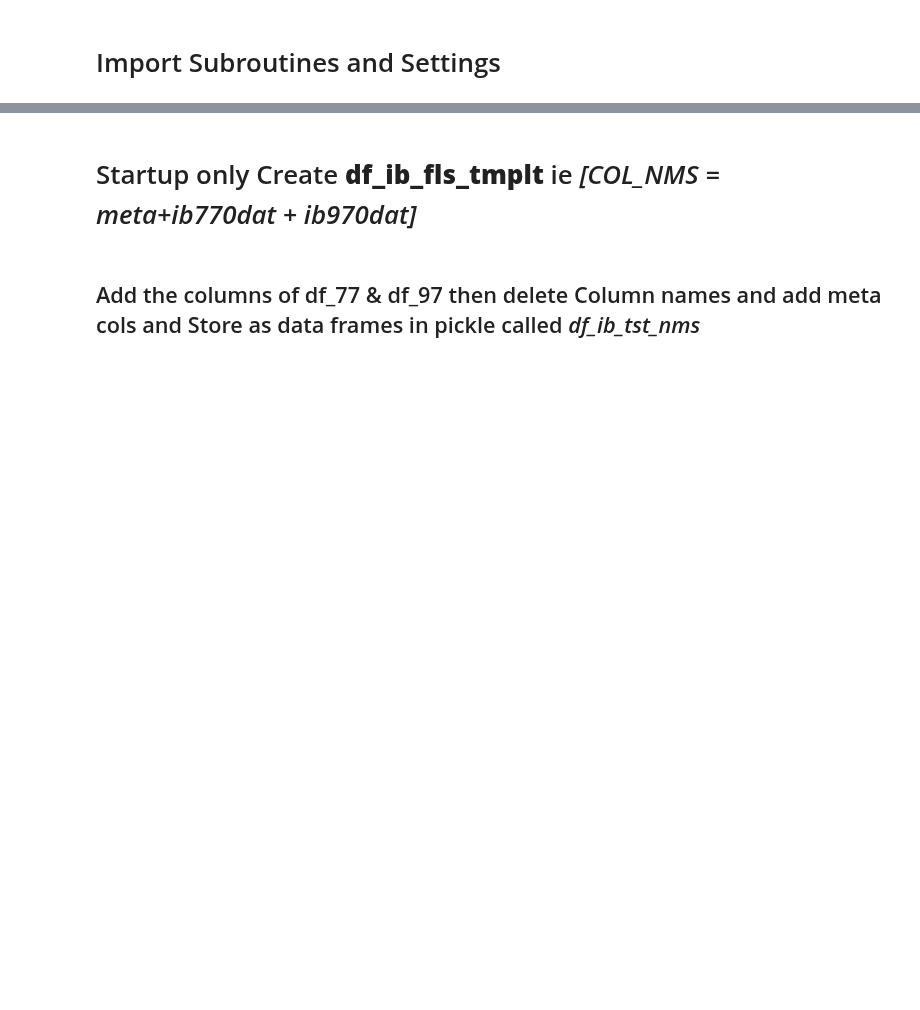
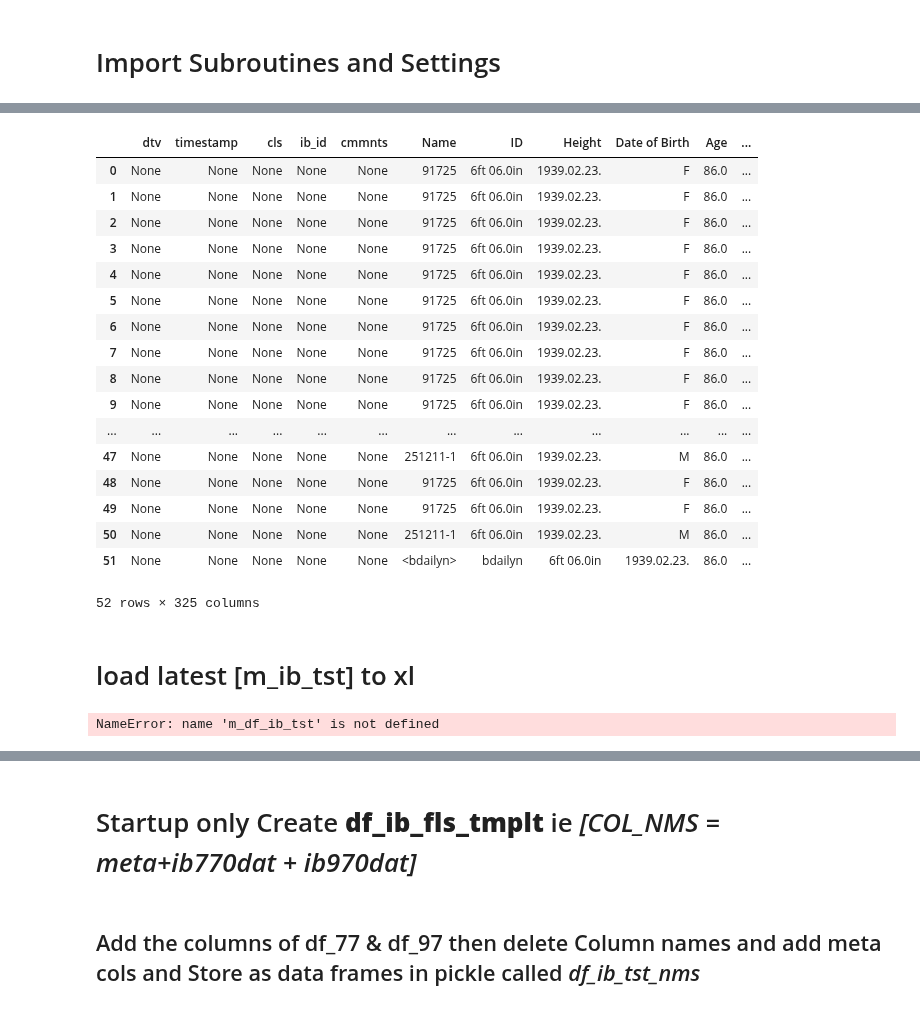
Before and after one commit to 1ratlabs/JL_2, a Jupyter notebook: ib_fls_import.ipynb, the cells around one changed output, grey strips where cells are left out. Cells and saved outputs as stored; diff of their text form; code cells hidden in the pictures; blank space fills up the shorter version.

```diff
--- a/ib_fls_import.ipynb
+++ b/ib_fls_import.ipynb
@@ -55,0 +132,6 @@ print set to 1000 rows max
+# %%
+# The column name originally included numbers  and that # was stripped off in "ib97_raw_nms" so The column names were reassigned with No numbers
+ib97_raw.columns=ib97_raw_nms
+#verify
+#
+ib97_raw
@@ -55,0 +178,40 @@ print set to 1000 rows max
+# %%
+# Add any missing columns to IB97_raw
+for col in m_ib_tst.columns:
+    if col not in ib97_raw.columns:
+        ib97_raw[col] = None
+# Reorder IB97_raw columns to match m_ib_tst
+ib97_raw = ib97_raw[m_ib_tst.columns]
+# %%
+m_ib_tst = pd.concat([m_ib_tst, ib97_raw], ignore_index=True)
+m_ib_tst
+# %% [output]
+|  | dtv | timestamp | cls | ib_id | cmmnts | Name | ID | Height | Date of Birth | Age | ... |
+| 0 | None | None | None | None | None | 91725 | 6ft 06.0in | 1939.02.23. | F | 86.0 | ... |
+| 1 | None | None | None | None | None | 91725 | 6ft 06.0in | 1939.02.23. | F | 86.0 | ... |
+| 2 | None | None | None | None | None | 91725 | 6ft 06.0in | 1939.02.23. | F | 86.0 | ... |
+| 3 | None | None | None | None | None | 91725 | 6ft 06.0in | 1939.02.23. | F | 86.0 | ... |
+| 4 | None | None | None | None | None | 91725 | 6ft 06.0in | 1939.02.23. | F | 86.0 | ... |
+| 5 | None | None | None | None | None | 91725 | 6ft 06.0in | 1939.02.23. | F | 86.0 | ... |
+| 6 | None | None | None | None | None | 91725 | 6ft 06.0in | 1939.02.23. | F | 86.0 | ... |
+| 7 | None | None | None | None | None | 91725 | 6ft 06.0in | 1939.02.23. | F | 86.0 | ... |
+| 8 | None | None | None | None | None | 91725 | 6ft 06.0in | 1939.02.23. | F | 86.0 | ... |
+| 9 | None | None | None | None | None | 91725 | 6ft 06.0in | 1939.02.23. | F | 86.0 | ... |
+| ... | ... | ... | ... | ... | ... | ... | ... | ... | ... | ... | ... |
+| 47 | None | None | None | None | None | 251211-1 | 6ft 06.0in | 1939.02.23. | M | 86.0 | ... |
+| 48 | None | None | None | None | None | 91725 | 6ft 06.0in | 1939.02.23. | F | 86.0 | ... |
+| 49 | None | None | None | None | None | 91725 | 6ft 06.0in | 1939.02.23. | F | 86.0 | ... |
+| 50 | None | None | None | None | None | 251211-1 | 6ft 06.0in | 1939.02.23. | M | 86.0 | ... |
+| 51 | None | None | None | None | None | <bdailyn> | bdailyn | 6ft 06.0in | 1939.02.23. | 86.0 | ... |
+52 rows × 325 columns
+# %% [markdown]
+# load latest [m_ib_tst] to xl
+# %%
+# load latest [m_ib_tst] from_xl
+folder_path = "/home/bhuns/JL_2/data/ib_tst/m_ib_tst.csv"
+m_df_ib_tst.to_csv(folder_path, index=False)
+# verify
+#
+m_df_ib_tst
+# %% [output]
+NameError: name 'm_df_ib_tst' is not defined
```
Also changed, not shown: parts of 25 cells of this notebook, 1 other file.
